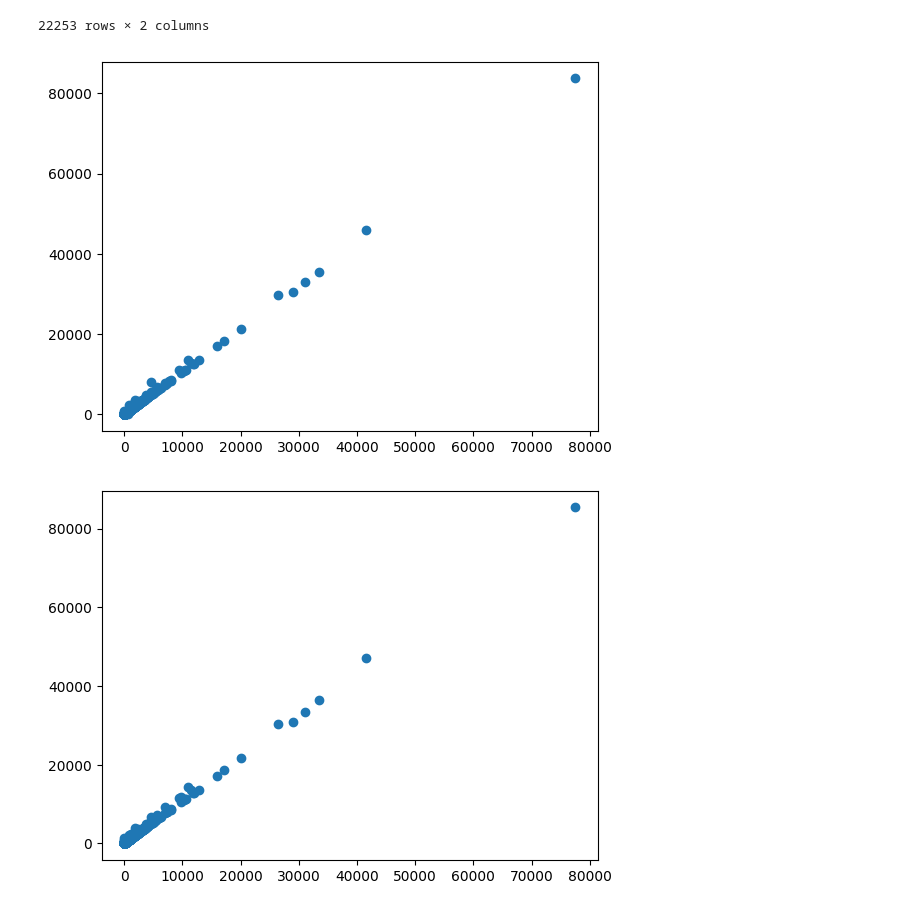
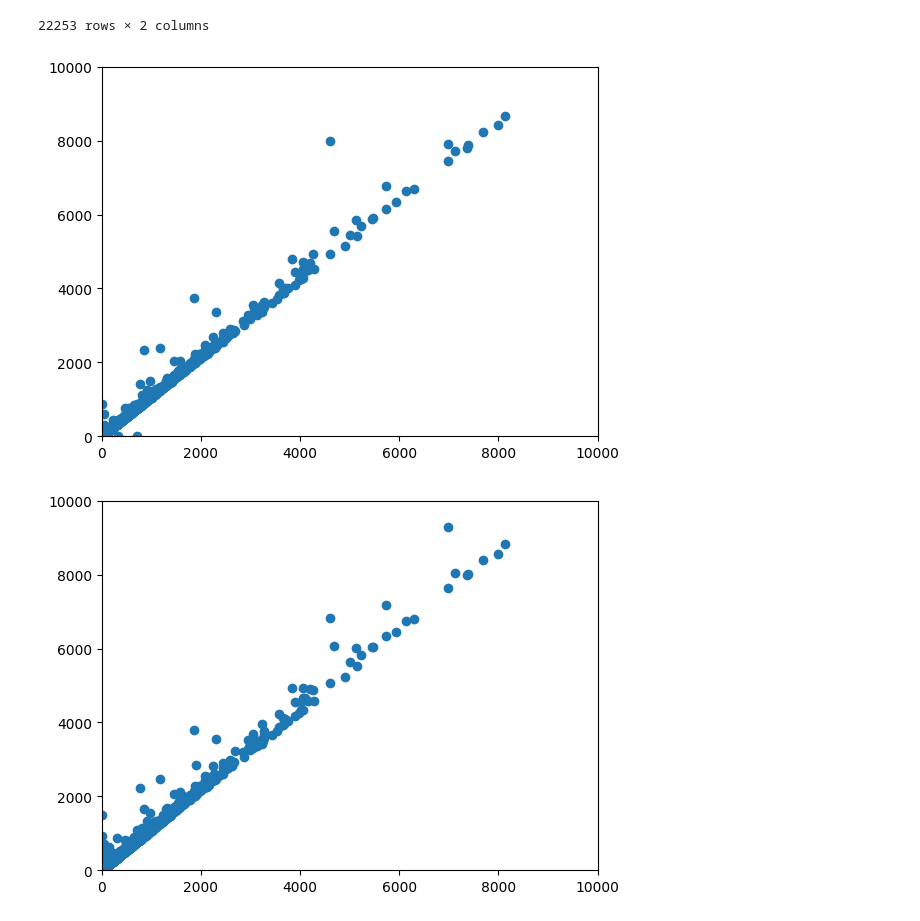
Before and after one commit to BioSpyder-Bioinformatics/notes-documentation, a Jupyter notebook: aligners_count_tables/compare_aligners.ipynb, the cells around one changed output. Cells and saved outputs as stored; diff of their text form; code cells hidden in the pictures.

```diff
--- a/aligners_count_tables/compare_aligners.ipynb
+++ b/aligners_count_tables/compare_aligners.ipynb
@@ -61,15 +61,19 @@ star
 # %%
 # Star vs kallisto
 plt.scatter(star.star, kallisto.kallisto)
+plt.xlim([0, 10000])
+plt.ylim([0,10000])
 plt.show()
 # %% [output]
-[figure, old version]
+[figure, new version]
 # %%
 # Star vs bwa
 plt.scatter(star.star, bwa.bwa)
+plt.xlim([0, 10000])
+plt.ylim([0,10000])
 plt.show()
 # %% [output]
-[figure, old version]
+[figure, new version]
 # %%
 # Bwa vs kallisto
 plt.scatter(bwa.bwa, kallisto.kallisto)
```
Also changed, not shown: parts of 3 cells of this notebook, 1 other file.
